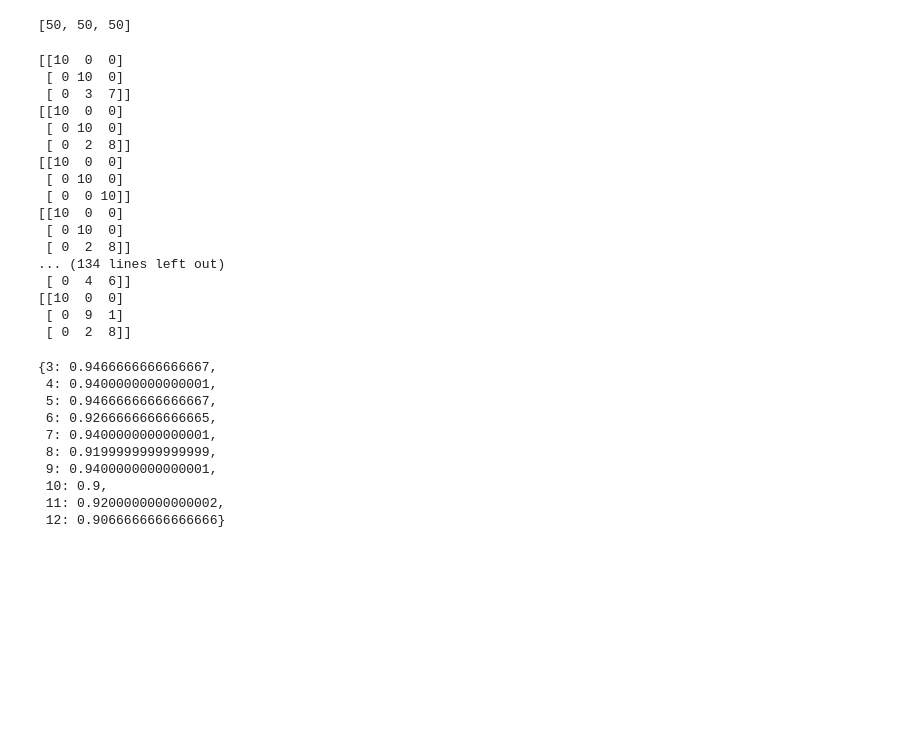
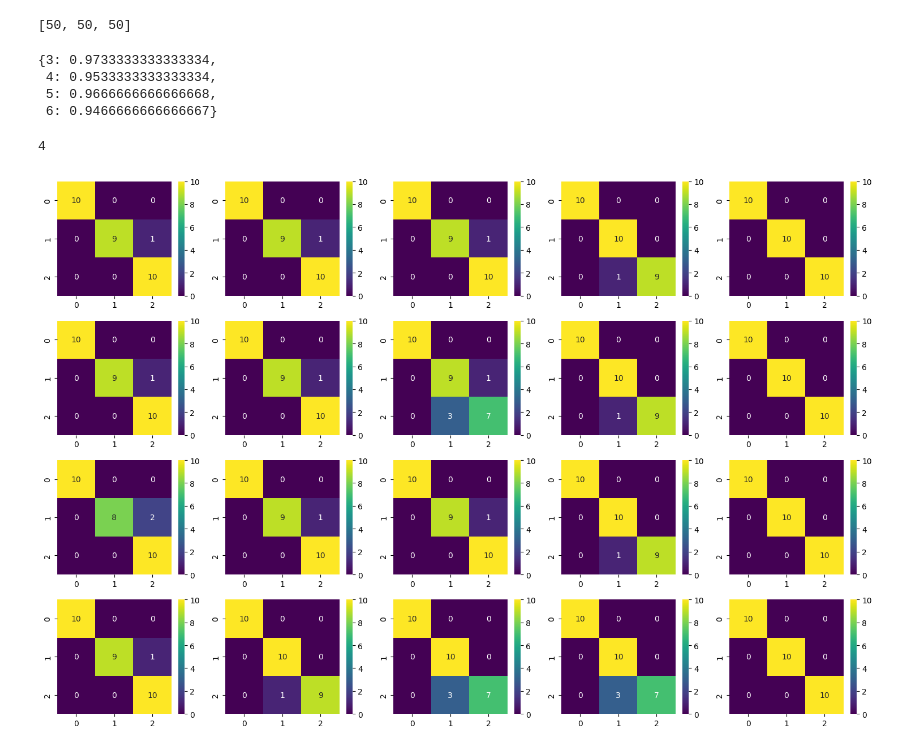
Before and after one commit to Red-stevo/AI, a Jupyter notebook: ML/k-fold-algo.ipynb, the cells around one changed output. Drawn from its saved outputs; the diff is of its cells as text; code cells hidden in the pictures; blank space fills up the shorter version.

```diff
--- a/ML/k-fold-algo.ipynb
+++ b/ML/k-fold-algo.ipynb
@@ -72,45 +74,41 @@ def split_dataset(df, k:int, strat:bool, rand:bool):
     return pair
 # %%
 evaluation = {}
-splits = split_dataset(df_t, 5, True, True)
-for n in range(3, 13):
+cfs = []
+k_folds = 5
+k_classes_min = 3
+k_classes = 7
+splits = split_dataset(df_t, k_folds, True, True)
+for n in range(k_classes_min, k_classes):
     scores = []
+    cf = []
     for tp in splits:
         model = KNeighborsClassifier(n_neighbors=n)
         for arr in tp[1]:
             model.fit(df_f.iloc[arr], df_t.iloc[arr])
         scores.append(model.score(df_f.iloc[tp[0]], df_t.iloc[tp[0]]))
 
-        cf = confusion_matrix(df_t.iloc[tp[0]], model.predict(df_f.iloc[tp[0]]))
-        print(cf)
+        cf.append(confusion_matrix(df_t.iloc[tp[0]], model.predict(df_f.iloc[tp[0]])))
     evaluation[n] = float(np.mean(scores))
+    cfs.append(cf)
 
 evaluation
 # %% [output]
-[[10  0  0]
- [ 0 10  0]
- [ 0  3  7]]
-[[10  0  0]
- [ 0 10  0]
- [ 0  2  8]]
-[[10  0  0]
- [ 0 10  0]
- [ 0  0 10]]
-[[10  0  0]
- [ 0 10  0]
- [ 0  2  8]]
-... (134 lines left out)
- [ 0  4  6]]
-[[10  0  0]
- [ 0  9  1]
- [ 0  2  8]]
+{3: 0.9733333333333334,
+ 4: 0.9533333333333334,
+ 5: 0.9666666666666668,
+ 6: 0.9466666666666667}
-{3: 0.9466666666666667,
- 4: 0.9400000000000001,
- 5: 0.9466666666666667,
- 6: 0.9266666666666665,
- 7: 0.9400000000000001,
- 8: 0.9199999999999999,
- 9: 0.9400000000000001,
- 10: 0.9,
- 11: 0.9200000000000002,
- 12: 0.9066666666666666}
+# %%
+len(cfs)
+# %% [output]
+4
+# %%
+fig, ax = plt.subplots((k_classes - k_classes_min), k_folds, figsize=(15, 10))
+
+
+for i in range((k_classes - k_classes_min)):
+    for h in range(k_folds):
+        sn.heatmap(cfs[i][h], ax=ax[i][h], cmap='viridis', annot=True)
+plt.tight_layout()
+# %% [output]
+[figure, added]
```
Also changed, not shown: parts of 1 cell of this notebook.
